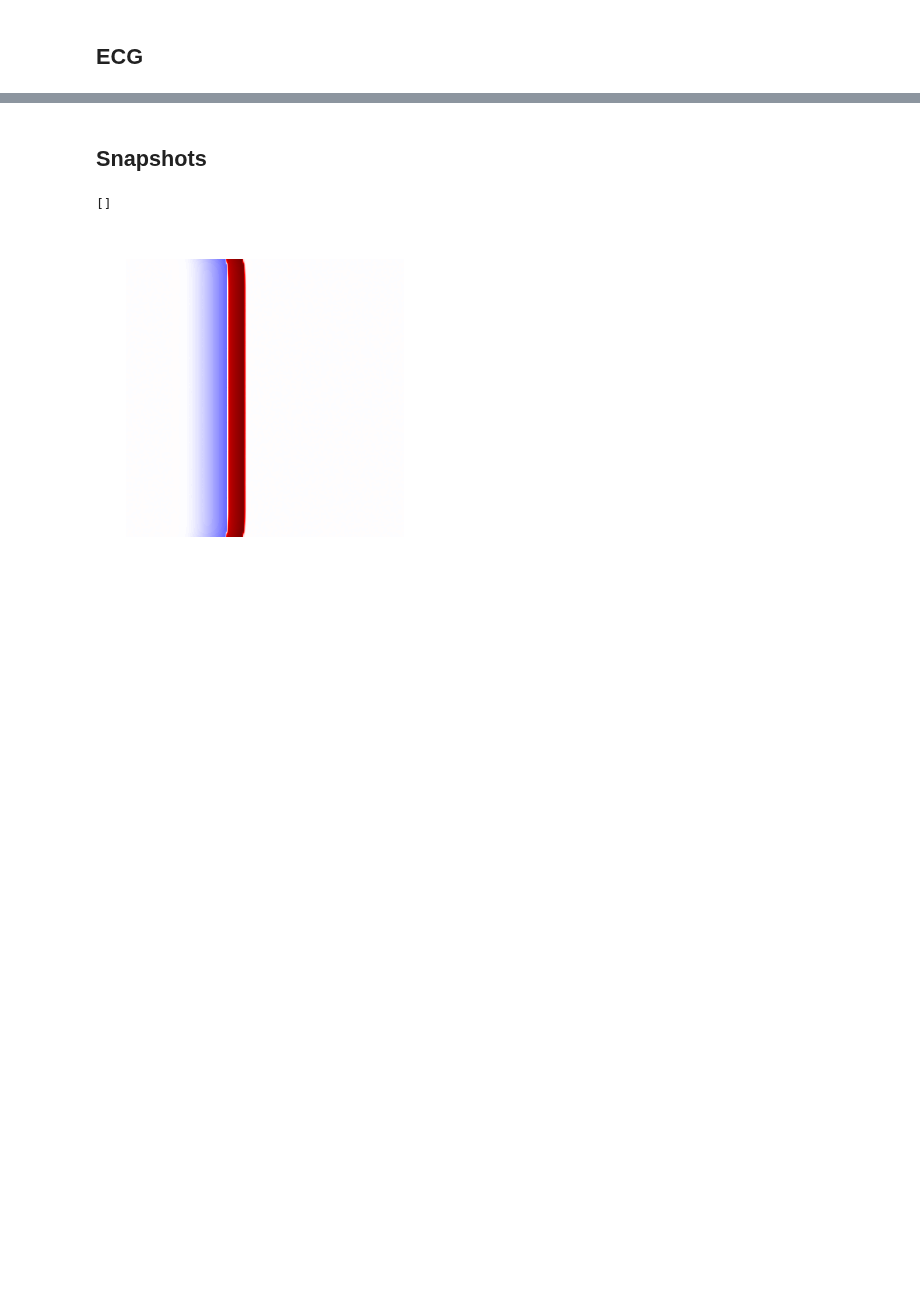
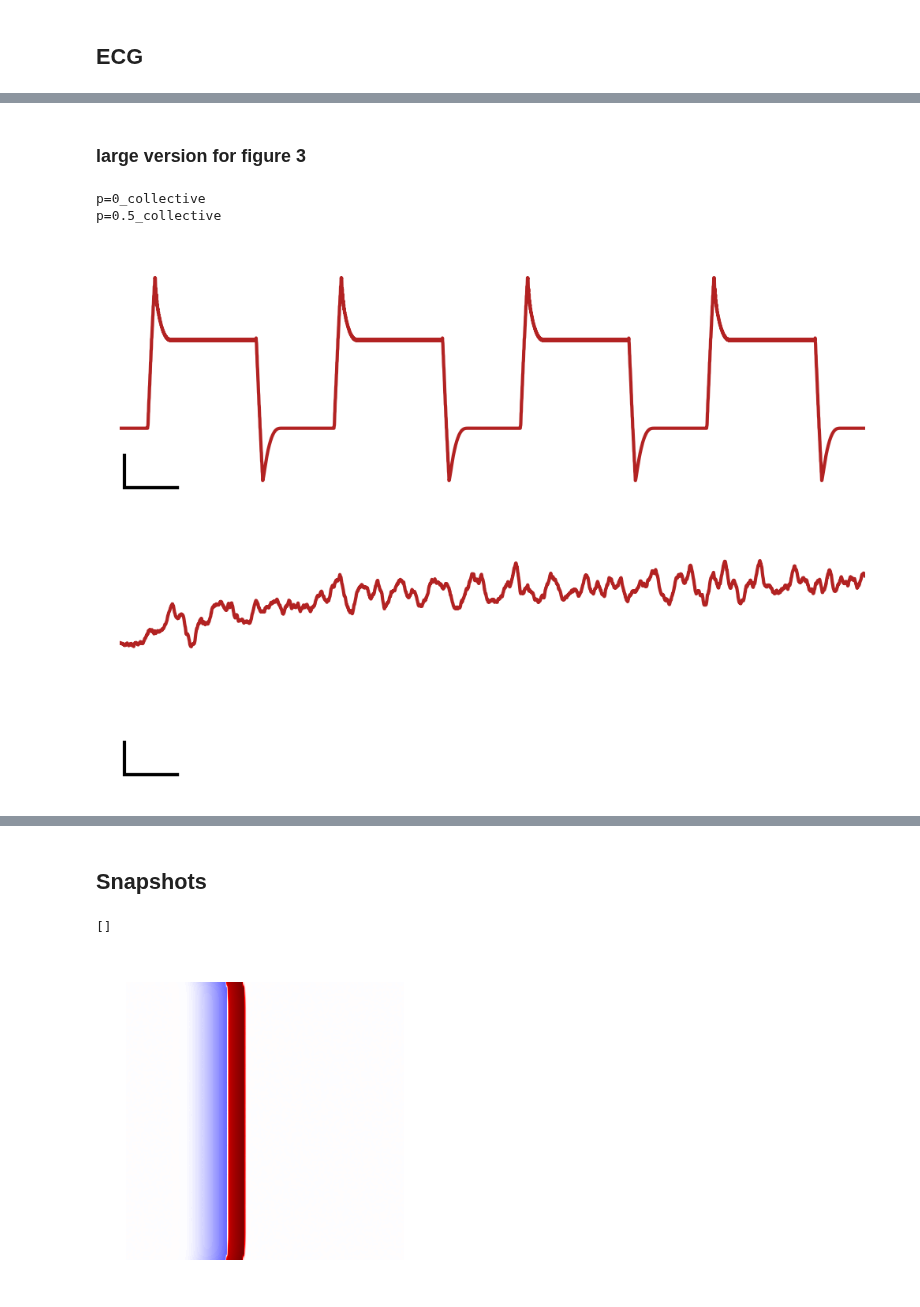
Before and after one commit to Priesemann-Group/perspective_heart_and_brain, a Jupyter notebook: notebooks_figures_paper/FHN_2D_diffusion_toyheart.ipynb, the cells around one changed output, grey strips where cells are left out. Cells and saved outputs as stored; diff of their text form; code cells hidden in the pictures; blank space fills up the shorter version.

```diff
--- a/notebooks_figures_paper/FHN_2D_diffusion_toyheart.ipynb
+++ b/notebooks_figures_paper/FHN_2D_diffusion_toyheart.ipynb
@@ -72,8 +46,0 @@ for i in range(N1):
-# %%
-
-filename_e='./data/FHN_2D_diffusion/ECG_p=0.gz'
-if os.path.isfile(filename_e):
-    with gzip.open(filename_e, 'rb') as f:
-        ECG = pickle.load(f)
-else:
-    raise ValueError("File not found")
@@ -162,7 +169,0 @@ fig.savefig(path_figures+'FHN_2D_diffusion_toyheart_p=0_collective_signal.pdf',
-# %%
-filename_e= "./data/FHN_2D_diffusion/ECG_p=0.5.gz"
-if os.path.isfile(filename_e):
-    with gzip.open(filename_e, 'rb') as f:
-        ECG = pickle.load(f)
-else:
-    raise ValueError("File not found")
@@ -199,0 +170,41 @@ fig.savefig(path_figures+'FHN_2D_diffusion_toyheart_p=0.5_collective_signal.pdf'
+# %%
+collective_data = {
+    "p=0_collective": df_collective_healthy,
+    "p=0.5_collective": df_collective_arrhythmia,
+}
+# %% [markdown]
+### large version for figure 3
+# %%
+width = 80 * mm
+height = 24 * mm
+
+signal_range = [-0.9, 2.4]
+
+# iterate over the raster data dictionary
+for (label, df) in collective_data.items():
+    print(label)
+    fig = plt.figure(figsize=(width, height), dpi=300)
+    ax = plt.axes([0., 0., 1., 1.], frameon=False, xticks=[],yticks=[])
+    # ax = plt.axes([0., 0., 1., 1.])
+
+    # plot from dataframe time vs signal
+    df_plot = df[(df['time'] > time_range[0]) & (df['time'] < time_range[1])]
+    ax.plot(df_plot['time'], df_plot['collective'], color='firebrick', lw=1)
+
+    # set limits to time ranges
+    ax.set_xlim(time_range)
+    ax.set_ylim(signal_range)
+
+    # add scale bars
+    ax.plot([scale_time[label], scale_time[label]+scale_time['width']], [signal_range[0], signal_range[0]], color='black', lw=2)
+    ax.plot([scale_collective['time'], scale_collective['time']], [signal_range[0], signal_range[0]+scale_collective['height']], color='black', lw=1)
+
+    # set actual size of figure
+    fig.set_size_inches(width, height)
+
+    fig.savefig(path_figures+f"FHN_2D_diffusion_toyheart_{label}.pdf", **savefig_args)
+# %% [output]
+p=0_collective
+p=0.5_collective
+[figure, added]
+[figure, added]
```
Also changed, not shown: parts of 17 cells of this notebook, 4 other files.
